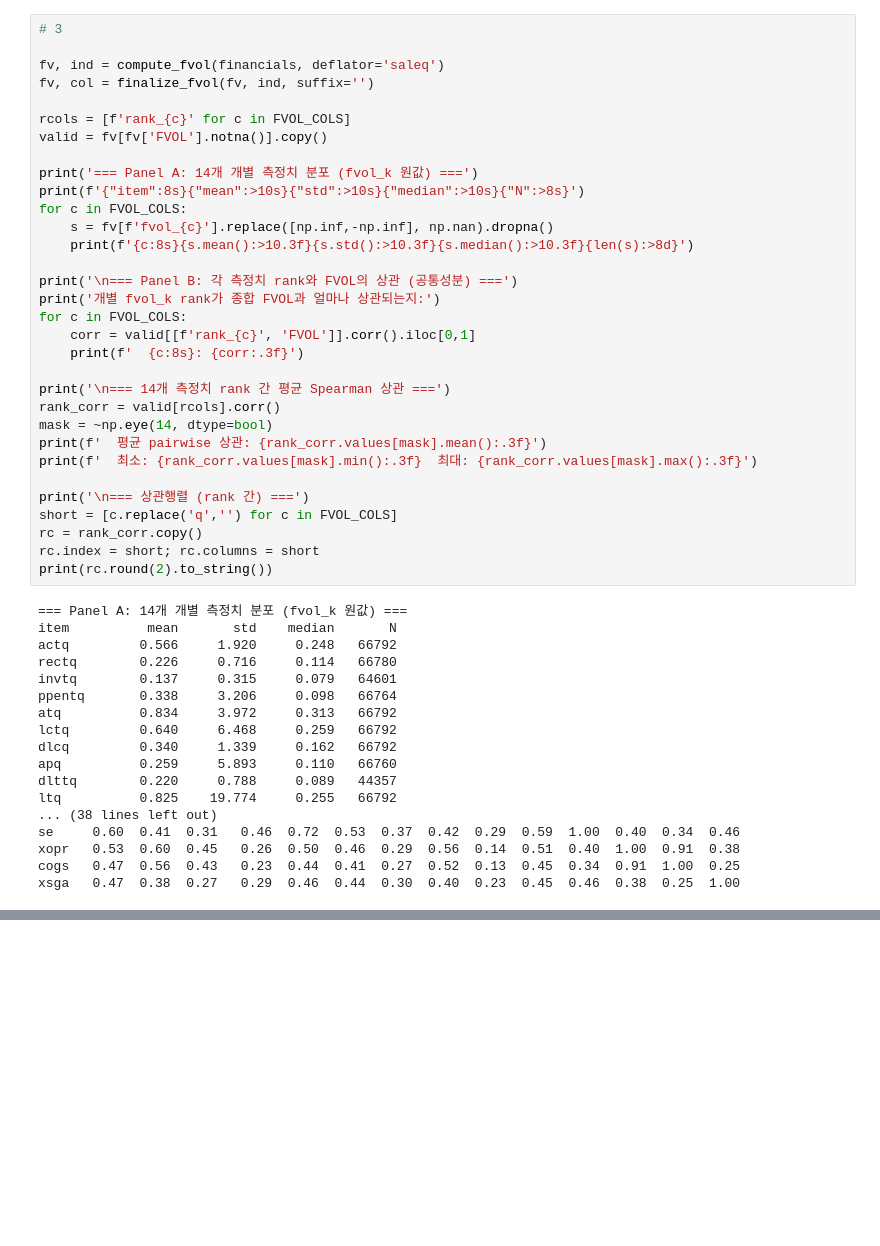
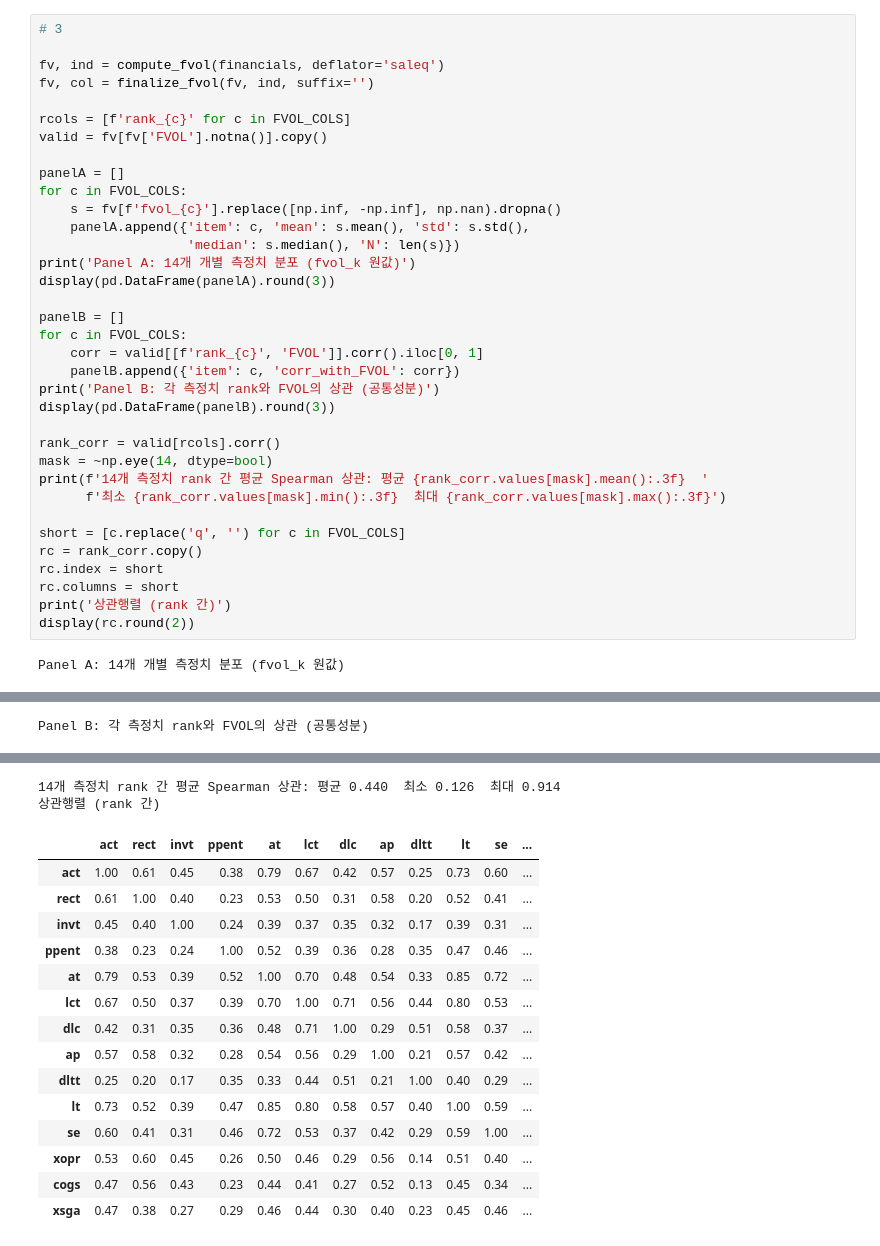
Before and after one commit to Seanjeon0220/project, a Jupyter notebook: quant/iM/fVoL/kospi/kospimain.ipynb, the cells around one changed output, grey strips where cells are left out. Saved outputs shown, nothing was run; the diff lists cells and outputs as text; blank space fills up the shorter version.

```diff
--- a/quant/iM/fVoL/kospi/kospimain.ipynb
+++ b/quant/iM/fVoL/kospi/kospimain.ipynb
@@ -158,44 +204,31 @@ fv, col = finalize_fvol(fv, ind, suffix='')
 rcols = [f'rank_{c}' for c in FVOL_COLS]
 valid = fv[fv['FVOL'].notna()].copy()
 
-print('=== Panel A: 14개 개별 측정치 분포 (fvol_k 원값) ===')
-print(f'{"item":8s}{"mean":>10s}{"std":>10s}{"median":>10s}{"N":>8s}')
+panelA = []
 for c in FVOL_COLS:
-    s = fv[f'fvol_{c}'].replace([np.inf,-np.inf], np.nan).dropna()
-    print(f'{c:8s}{s.mean():>10.3f}{s.std():>10.3f}{s.median():>10.3f}{len(s):>8d}')
+    s = fv[f'fvol_{c}'].replace([np.inf, -np.inf], np.nan).dropna()
+    panelA.append({'item': c, 'mean': s.mean(), 'std': s.std(),
+                   'median': s.median(), 'N': len(s)})
+print('Panel A: 14개 개별 측정치 분포 (fvol_k 원값)')
+display(pd.DataFrame(panelA).round(3))
 
-print('\n=== Panel B: 각 측정치 rank와 FVOL의 상관 (공통성분) ===')
-print('개별 fvol_k rank가 종합 FVOL과 얼마나 상관되는지:')
+panelB = []
 for c in FVOL_COLS:
-    corr = valid[[f'rank_{c}', 'FVOL']].corr().iloc[0,1]
-    print(f'  {c:8s}: {corr:.3f}')
+    corr = valid[[f'rank_{c}', 'FVOL']].corr().iloc[0, 1]
+    panelB.append({'item': c, 'corr_with_FVOL': corr})
+print('Panel B: 각 측정치 rank와 FVOL의 상관 (공통성분)')
+display(pd.DataFrame(panelB).round(3))
 
-print('\n=== 14개 측정치 rank 간 평균 Spearman 상관 ===')
 rank_corr = valid[rcols].corr()
 mask = ~np.eye(14, dtype=bool)
-print(f'  평균 pairwise 상관: {rank_corr.values[mask].mean():.3f}')
-print(f'  최소: {rank_corr.values[mask].min():.3f}  최대: {rank_corr.values[mask].max():.3f}')
+print(f'14개 측정치 rank 간 평균 Spearman 상관: 평균 {rank_corr.values[mask].mean():.3f}  '
+      f'최소 {rank_corr.values[mask].min():.3f}  최대 {rank_corr.values[mask].max():.3f}')
 
-print('\n=== 상관행렬 (rank 간) ===')
-short = [c.replace('q','') for c in FVOL_COLS]
+short = [c.replace('q', '') for c in FVOL_COLS]
 rc = rank_corr.copy()
-rc.index = short; rc.columns = short
-print(rc.round(2).to_string())
+rc.index = short
+rc.columns = short
+print('상관행렬 (rank 간)')
+display(rc.round(2))
 # %% [output]
-=== Panel A: 14개 개별 측정치 분포 (fvol_k 원값) ===
-item          mean       std    median       N
-actq         0.566     1.920     0.248   66792
-rectq        0.226     0.716     0.114   66780
-invtq        0.137     0.315     0.079   64601
-ppentq       0.338     3.206     0.098   66764
-atq          0.834     3.972     0.313   66792
-lctq         0.640     6.468     0.259   66792
-dlcq         0.340     1.339     0.162   66792
-apq          0.259     5.893     0.110   66760
-dlttq        0.220     0.788     0.089   44357
-ltq          0.825    19.774     0.255   66792
-... (38 lines left out)
-se     0.60  0.41  0.31   0.46  0.72  0.53  0.37  0.42  0.29  0.59  1.00  0.40  0.34  0.46
-xopr   0.53  0.60  0.45   0.26  0.50  0.46  0.29  0.56  0.14  0.51  0.40  1.00  0.91  0.38
-cogs   0.47  0.56  0.43   0.23  0.44  0.41  0.27  0.52  0.13  0.45  0.34  0.91  1.00  0.25
-xsga   0.47  0.38  0.27   0.29  0.46  0.44  0.30  0.40  0.23  0.45  0.46  0.38  0.25  1.00
+Panel A: 14개 개별 측정치 분포 (fvol_k 원값)
@@ -201,0 +250 @@ xsga   0.47  0.38  0.27   0.29  0.46  0.44  0.30  0.40  0.23  0.45  0.46  0.38
+Panel B: 각 측정치 rank와 FVOL의 상관 (공통성분)
@@ -202,3 +266,20 @@ xsga   0.47  0.38  0.27   0.29  0.46  0.44  0.30  0.40  0.23  0.45  0.46  0.38
+14개 측정치 rank 간 평균 Spearman 상관: 평균 0.440  최소 0.126  최대 0.914
+상관행렬 (rank 간)
+|  | act | rect | invt | ppent | at | lct | dlc | ap | dltt | lt | se | ... |
+| act | 1.00 | 0.61 | 0.45 | 0.38 | 0.79 | 0.67 | 0.42 | 0.57 | 0.25 | 0.73 | 0.60 | ... |
+| rect | 0.61 | 1.00 | 0.40 | 0.23 | 0.53 | 0.50 | 0.31 | 0.58 | 0.20 | 0.52 | 0.41 | ... |
+| invt | 0.45 | 0.40 | 1.00 | 0.24 | 0.39 | 0.37 | 0.35 | 0.32 | 0.17 | 0.39 | 0.31 | ... |
+| ppent | 0.38 | 0.23 | 0.24 | 1.00 | 0.52 | 0.39 | 0.36 | 0.28 | 0.35 | 0.47 | 0.46 | ... |
+| at | 0.79 | 0.53 | 0.39 | 0.52 | 1.00 | 0.70 | 0.48 | 0.54 | 0.33 | 0.85 | 0.72 | ... |
+| lct | 0.67 | 0.50 | 0.37 | 0.39 | 0.70 | 1.00 | 0.71 | 0.56 | 0.44 | 0.80 | 0.53 | ... |
+| dlc | 0.42 | 0.31 | 0.35 | 0.36 | 0.48 | 0.71 | 1.00 | 0.29 | 0.51 | 0.58 | 0.37 | ... |
+| ap | 0.57 | 0.58 | 0.32 | 0.28 | 0.54 | 0.56 | 0.29 | 1.00 | 0.21 | 0.57 | 0.42 | ... |
+| dltt | 0.25 | 0.20 | 0.17 | 0.35 | 0.33 | 0.44 | 0.51 | 0.21 | 1.00 | 0.40 | 0.29 | ... |
+| lt | 0.73 | 0.52 | 0.39 | 0.47 | 0.85 | 0.80 | 0.58 | 0.57 | 0.40 | 1.00 | 0.59 | ... |
+| se | 0.60 | 0.41 | 0.31 | 0.46 | 0.72 | 0.53 | 0.37 | 0.42 | 0.29 | 0.59 | 1.00 | ... |
+| xopr | 0.53 | 0.60 | 0.45 | 0.26 | 0.50 | 0.46 | 0.29 | 0.56 | 0.14 | 0.51 | 0.40 | ... |
+| cogs | 0.47 | 0.56 | 0.43 | 0.23 | 0.44 | 0.41 | 0.27 | 0.52 | 0.13 | 0.45 | 0.34 | ... |
+| xsga | 0.47 | 0.38 | 0.27 | 0.29 | 0.46 | 0.44 | 0.30 | 0.40 | 0.23 | 0.45 | 0.46 | ... |
 # %%
 # 4
 
```
Also changed, not shown: parts of 39 cells of this notebook, 1 other file.
